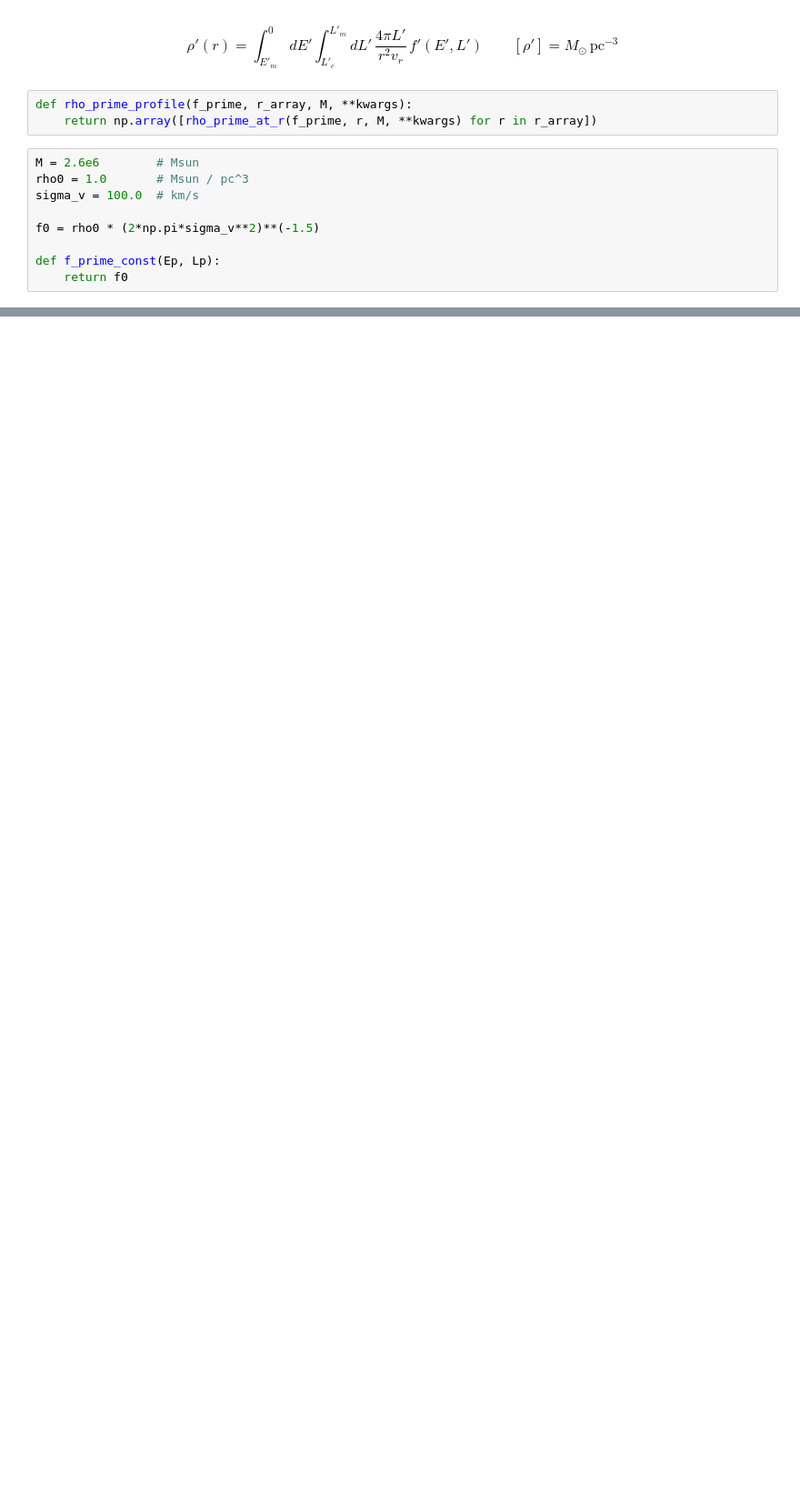
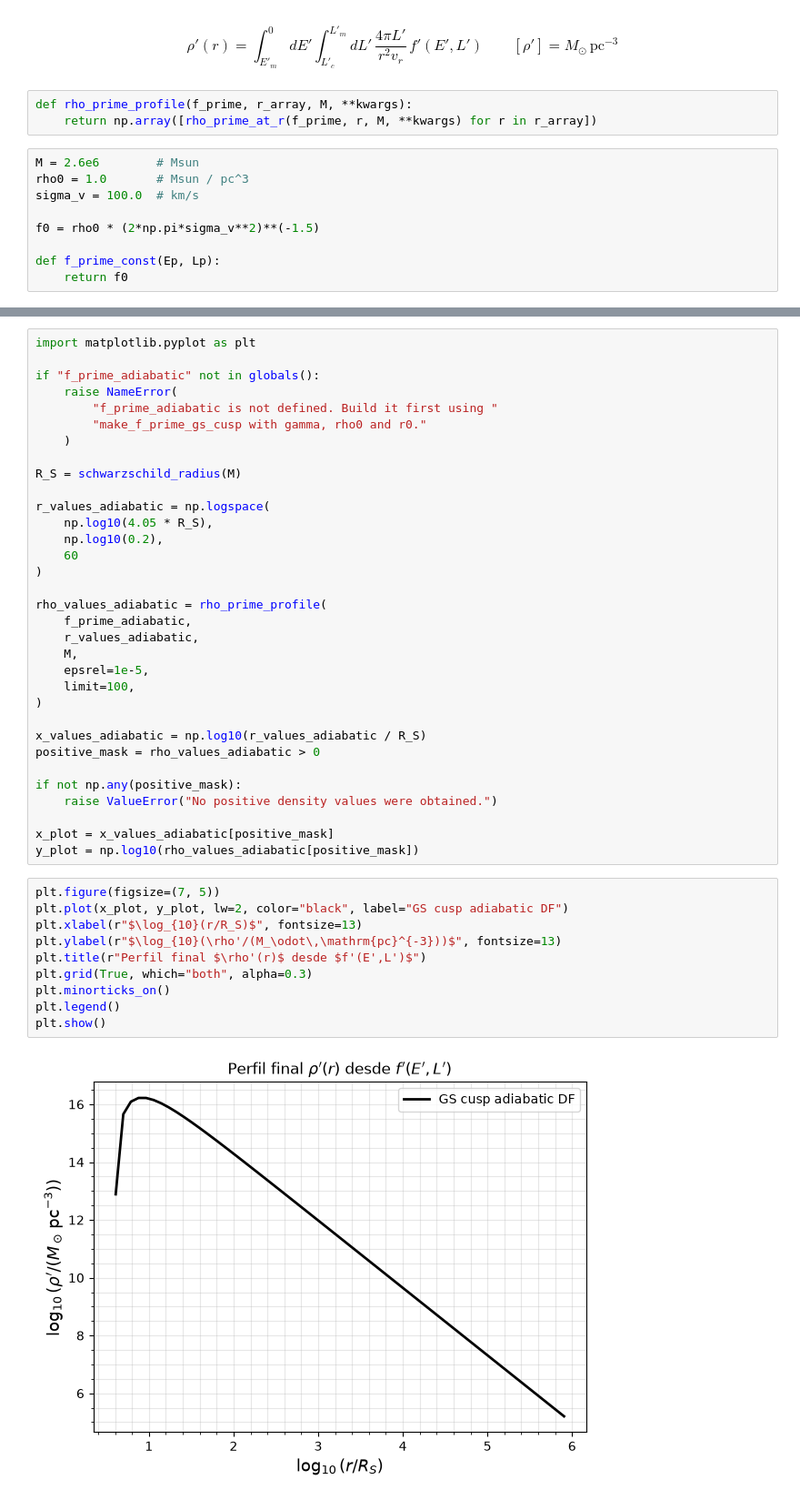
Before and after one commit to MagneticFungi/DM-spikes, a Jupyter notebook: perfiles_densidad.ipynb, the cells around one changed output, grey strips where cells are left out. Shown at 91% size. Saved outputs shown, nothing was run; the diff lists cells and outputs as text; blank space fills up the shorter version.

```diff
--- a/perfiles_densidad.ipynb
+++ b/perfiles_densidad.ipynb
@@ -161,0 +464,45 @@ plt.show()
+# %%
+import matplotlib.pyplot as plt
+
+if "f_prime_adiabatic" not in globals():
+    raise NameError(
+        "f_prime_adiabatic is not defined. Build it first using "
+        "make_f_prime_gs_cusp with gamma, rho0 and r0."
+    )
+
+R_S = schwarzschild_radius(M)
+
+r_values_adiabatic = np.logspace(
+    np.log10(4.05 * R_S),
+    np.log10(0.2),
+    60
+)
+
+rho_values_adiabatic = rho_prime_profile(
+    f_prime_adiabatic,
+    r_values_adiabatic,
+    M,
+    epsrel=1e-5,
+    limit=100,
+)
+
+x_values_adiabatic = np.log10(r_values_adiabatic / R_S)
+positive_mask = rho_values_adiabatic > 0
+
+if not np.any(positive_mask):
+    raise ValueError("No positive density values were obtained.")
+
+x_plot = x_values_adiabatic[positive_mask]
+y_plot = np.log10(rho_values_adiabatic[positive_mask])
+# %%
+plt.figure(figsize=(7, 5))
+plt.plot(x_plot, y_plot, lw=2, color="black", label="GS cusp adiabatic DF")
+plt.xlabel(r"$\log_{10}(r/R_S)$", fontsize=13)
+plt.ylabel(r"$\log_{10}(\rho'/(M_\odot\,\mathrm{pc}^{-3}))$", fontsize=13)
+plt.title(r"Perfil final $\rho'(r)$ desde $f'(E',L')$")
+plt.grid(True, which="both", alpha=0.3)
+plt.minorticks_on()
+plt.legend()
+plt.show()
+# %% [output]
+[figure, added]
```
Also changed, not shown: parts of 12 cells of this notebook.
